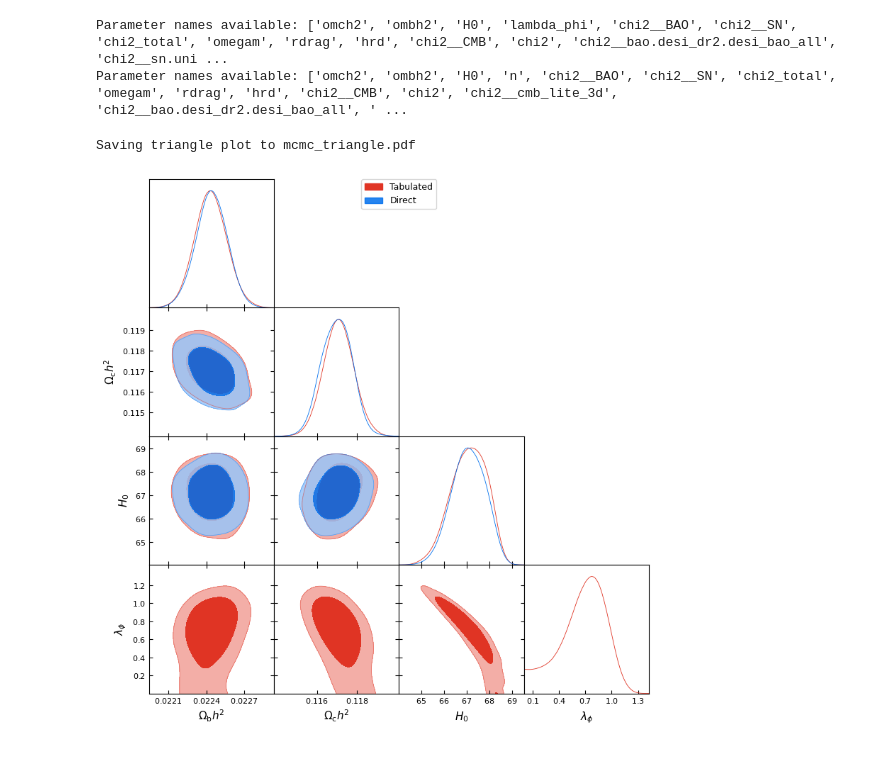
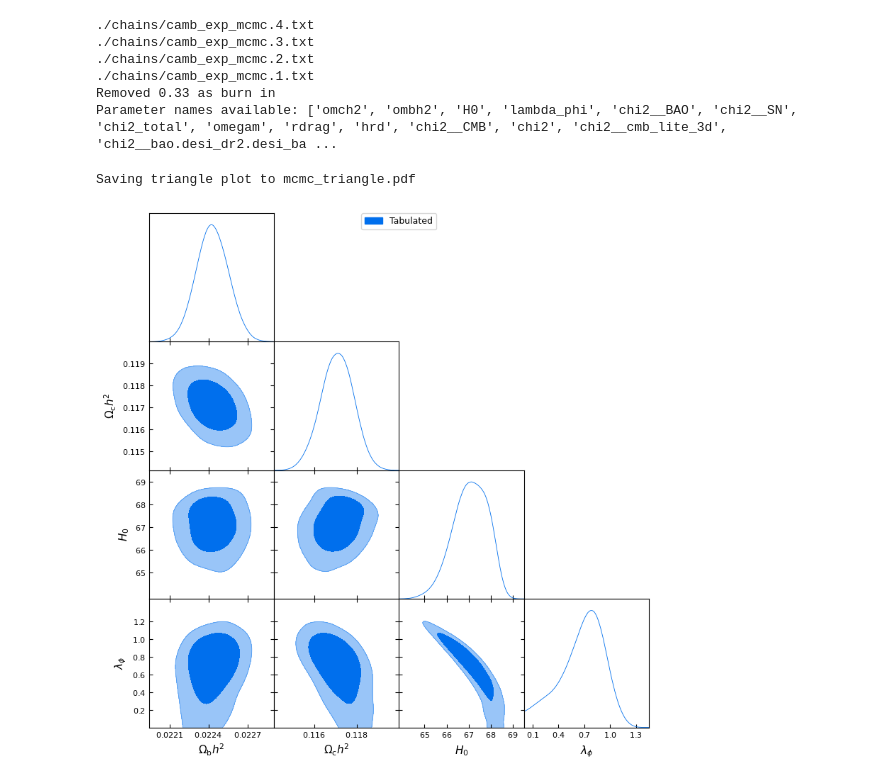
Before and after one commit to gborghetto/ESR_DE, a Jupyter notebook: test_exp_potential_camb.ipynb, the cells around one changed output. Drawn from its saved outputs; the diff is of its cells as text; code cells hidden in the pictures.

Commit message:
ESR with CAMB examples

```diff
--- a/test_exp_potential_camb.ipynb
+++ b/test_exp_potential_camb.ipynb
@@ -4,14 +4,20 @@ from getdist import MCSamples, plots, loadMCSamples
 import os
 
 
-samples_tab = loadMCSamples('./chains/quintessence_camb',settings={'ignore_rows': 0.33})
-samples_direct = loadMCSamples('./chains/camb_exp_mcmc',settings={'ignore_rows': 0.33})
+samples_tab = loadMCSamples('./chains/camb_exp_mcmc',settings={'ignore_rows': 0.33})
+# samples_direct = loadMCSamples('./chains/camb_exp_mcmc',settings={'ignore_rows': 0.33})
+
+# samples_direct.addDerived(samples_tab['lambda_phi'], name='lambda_phi',label=r'\lambda_\phi')
 
 print('Parameter names available:', samples_tab.getParamNames().list())
-print('Parameter names available:', samples_direct.getParamNames().list())
+# print('Parameter names available:', samples_direct.getParamNames().list())
 # %% [output]
-Parameter names available: ['omch2', 'ombh2', 'H0', 'lambda_phi', 'chi2__BAO', 'chi2__SN', 'chi2_total', 'omegam', 'rdrag', 'hrd', 'chi2__CMB', 'chi2', 'chi2__bao.desi_dr2.desi_bao_all', 'chi2__sn.uni ...
-Parameter names available: ['omch2', 'ombh2', 'H0', 'n', 'chi2__BAO', 'chi2__SN', 'chi2_total', 'omegam', 'rdrag', 'hrd', 'chi2__CMB', 'chi2', 'chi2__cmb_lite_3d', 'chi2__bao.desi_dr2.desi_bao_all', ' ...
+./chains/camb_exp_mcmc.4.txt
+./chains/camb_exp_mcmc.3.txt
+./chains/camb_exp_mcmc.2.txt
+./chains/camb_exp_mcmc.1.txt
+Removed 0.33 as burn in
+Parameter names available: ['omch2', 'ombh2', 'H0', 'lambda_phi', 'chi2__BAO', 'chi2__SN', 'chi2_total', 'omegam', 'rdrag', 'hrd', 'chi2__CMB', 'chi2', 'chi2__cmb_lite_3d', 'chi2__bao.desi_dr2.desi_ba ...
 # %%
 
 # # Triangle plot for first up-to-6 parameters
@@ -19,35 +25,35 @@ Parameter names available: ['omch2', 'ombh2', 'H0', 'n', 'chi2__BAO', 'chi2__SN'
 # print('Using parameters for triangle plot:', param_names)
 
 param_names = ['ombh2', 'omch2', 'H0','lambda_phi']
 
 param_limits = {
     'ombh2': (0.0217, 0.023),
     'omch2': (0.1135, 0.12),
     'H0': (64, 72),
     'n': (0., 1.5),
 }
 
 g = plots.getSubplotPlotter()
-g.triangle_plot([samples_tab, samples_direct], param_names, filled=True,legend_labels=['Tabulated', 'Direct']) #,param_limits=param_limits)
+g.triangle_plot([samples_tab], param_names, filled=True,legend_labels=['Tabulated', 'Direct']) #,param_limits=param_limits)
 out_triangle = 'mcmc_triangle.pdf'
 print('Saving triangle plot to', out_triangle)
 # g.export(out_triangle)
 
 
 # for p in param_names:
 #     print(samples.getInlineLatex(p,limit=2))
 
 # # 1D marginals for each parameter separately
 # for pname in samples.getParamNames().list():
 #     name = pname.name
 #     g = plots.getSinglePlotter()
 #     g.plot_1d(samples, [name])
 #     out1d = f'mcmc_1d_{name}.png'
 #     print('Saving 1D marginal to', out1d)
 #     g.export(out1d)
 # %% [output]
 Saving triangle plot to mcmc_triangle.pdf
-[figure, old version]
+[figure, new version]
 # %%
 # param_names = [p.name for p in samples.getParamNames().list()][:6]
 # print('Using parameters for triangle plot:', param_names)
```
Also changed, not shown: parts of 1 cell of this notebook, 7 other files.
